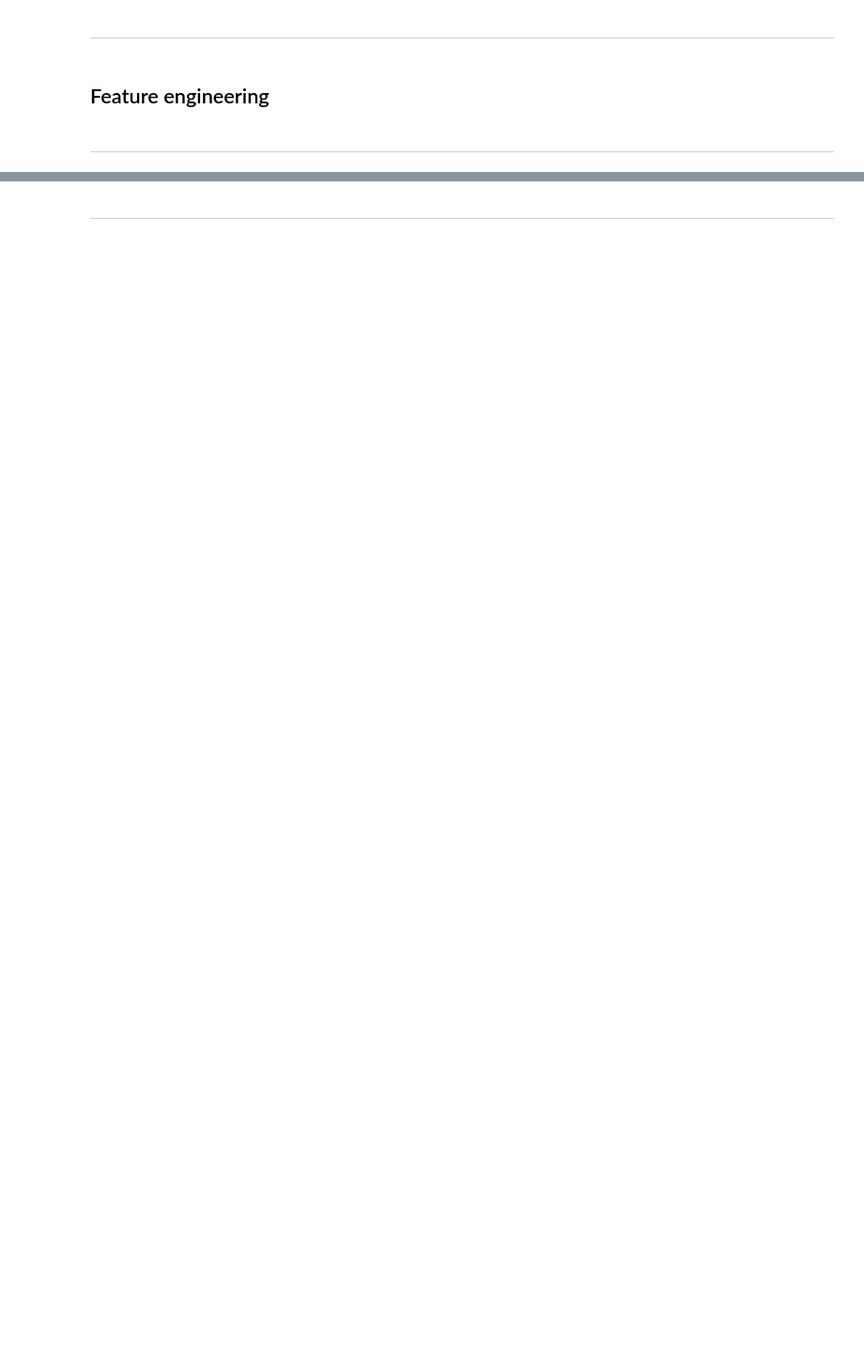
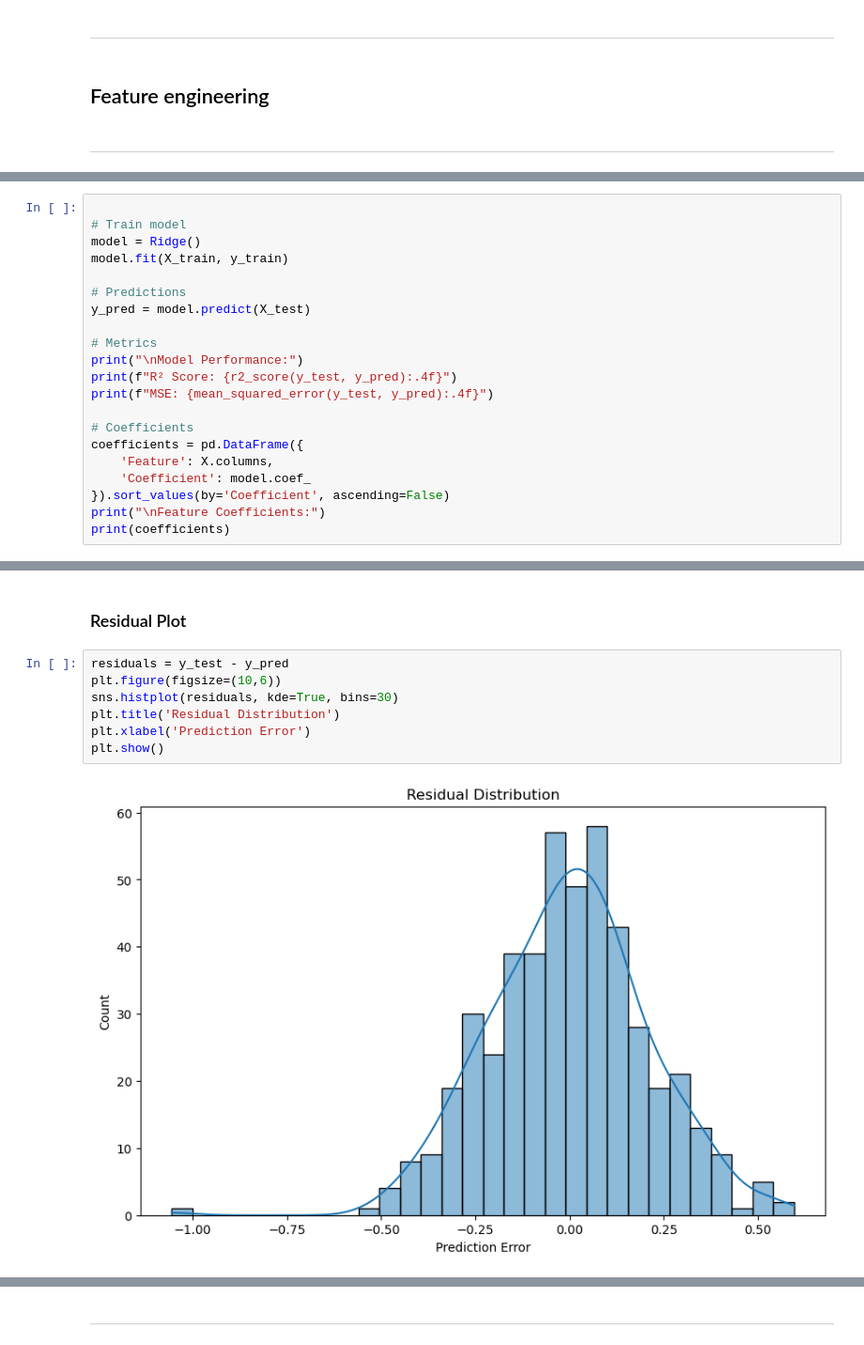
Before and after one commit to Enderphantom01/MLG-381-Assignment-1, a Jupyter notebook: notebooks/Group_AD_Notebook.ipynb, the cells around one changed output, grey strips where cells are left out. Shown at 94% size. Saved outputs shown, nothing was run; the diff lists cells and outputs as text; blank space fills up the shorter version.

```diff
--- a/notebooks/Group_AD_Notebook.ipynb
+++ b/notebooks/Group_AD_Notebook.ipynb
@@ -383,0 +557,21 @@ df = df[(z_scores < 3).all(axis=1)]
+# %%
+
+# Train model
+model = Ridge()
+model.fit(X_train, y_train)
+
+# Predictions
+y_pred = model.predict(X_test)
+
+# Metrics
+print("\nModel Performance:")
+print(f"R² Score: {r2_score(y_test, y_pred):.4f}")
+print(f"MSE: {mean_squared_error(y_test, y_pred):.4f}")
+
+# Coefficients
+coefficients = pd.DataFrame({
+    'Feature': X.columns,
+    'Coefficient': model.coef_
+}).sort_values(by='Coefficient', ascending=False)
+print("\nFeature Coefficients:")
+print(coefficients)
@@ -383,0 +591,11 @@ df = df[(z_scores < 3).all(axis=1)]
+# %% [markdown]
+### Residual Plot
+# %%
+residuals = y_test - y_pred
+plt.figure(figsize=(10,6))
+sns.histplot(residuals, kde=True, bins=30)
+plt.title('Residual Distribution')
+plt.xlabel('Prediction Error')
+plt.show()
+# %% [output]
+[figure, added]
```
Also changed, not shown: parts of 33 cells of this notebook, 1 other file.
